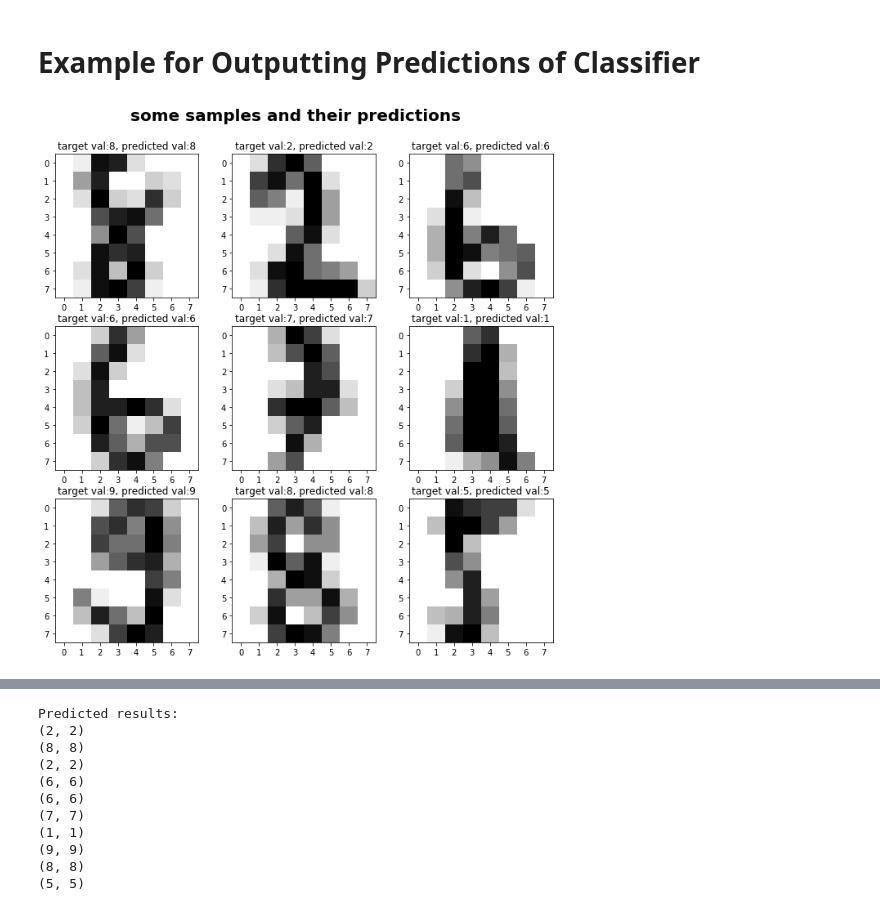
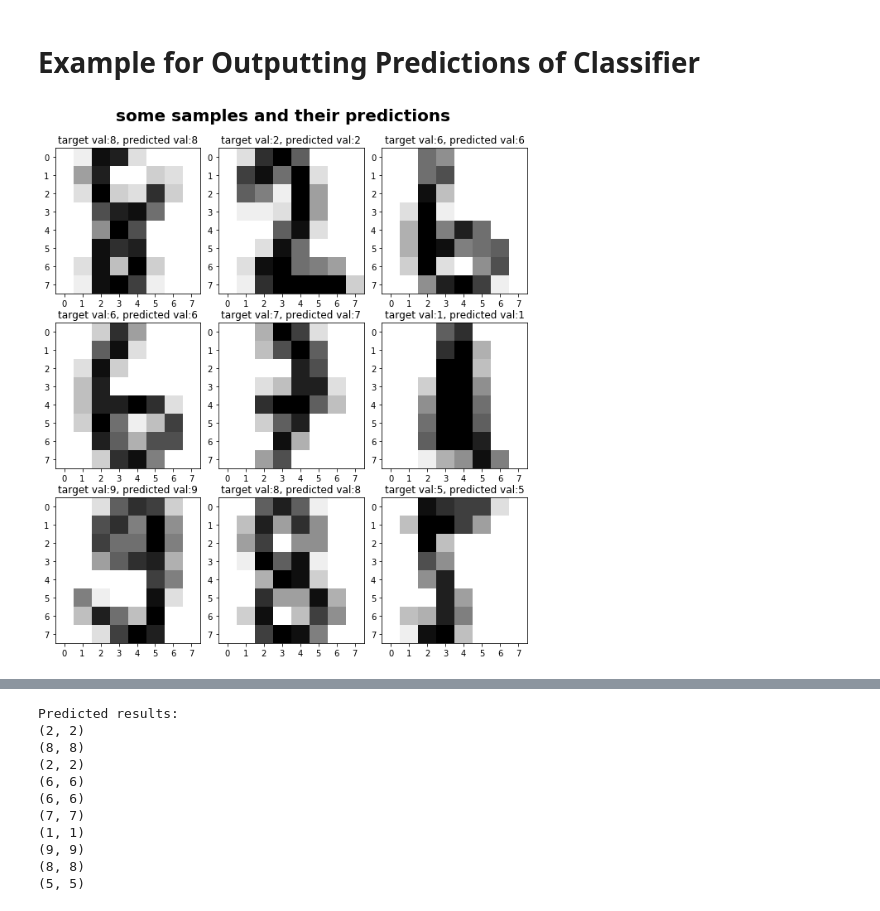
Before and after one commit to hannawe/ML-summary-by-Gleb, a Jupyter notebook: Supervised Summary.ipynb, the cells around one changed output, grey strips where cells are left out. Drawn from its saved outputs; the diff is of its cells as text; code cells hidden in the pictures.

```diff
--- a/Supervised Summary.ipynb
+++ b/Supervised Summary.ipynb
@@ -126,15 +146,16 @@ Test set score: 0.99
 # %%
 # plot samples
 fig,axes =plt.subplots(3,3, figsize=(11, 11))
-fig.suptitle('some samples and their predictions', fontsize=20, fontweight='bold',y=.95)
+plt.subplots_adjust(wspace=-0.1)
+fig.suptitle('some samples and their predictions', fontsize=20, fontweight='bold',y=.94)
 for i,ax in zip(range(1,10),axes.ravel()):
     pic=cla_X_test[i].reshape(8,8)
     ax.xaxis.set_ticks(np.arange(0.,7.1, 1.))
     ax.yaxis.set_ticks(np.arange(0.,7.1, 1.))
     ax.imshow(pic, cmap=plt.cm.gray_r, interpolation='nearest')
     ax.set_title("target val:{:}, predicted val:{:}".format(cla_y_test[i],knn.predict(cla_X_test)[i]))
 # %% [output]
-[figure, old version]
+[figure, new version]
 # %%
 # show samples with wrong predictions
 wrong=np.where(knn.predict(cla_X_test)!=cla_y_test)[0]
```
Also changed, not shown: parts of 66 cells of this notebook.
